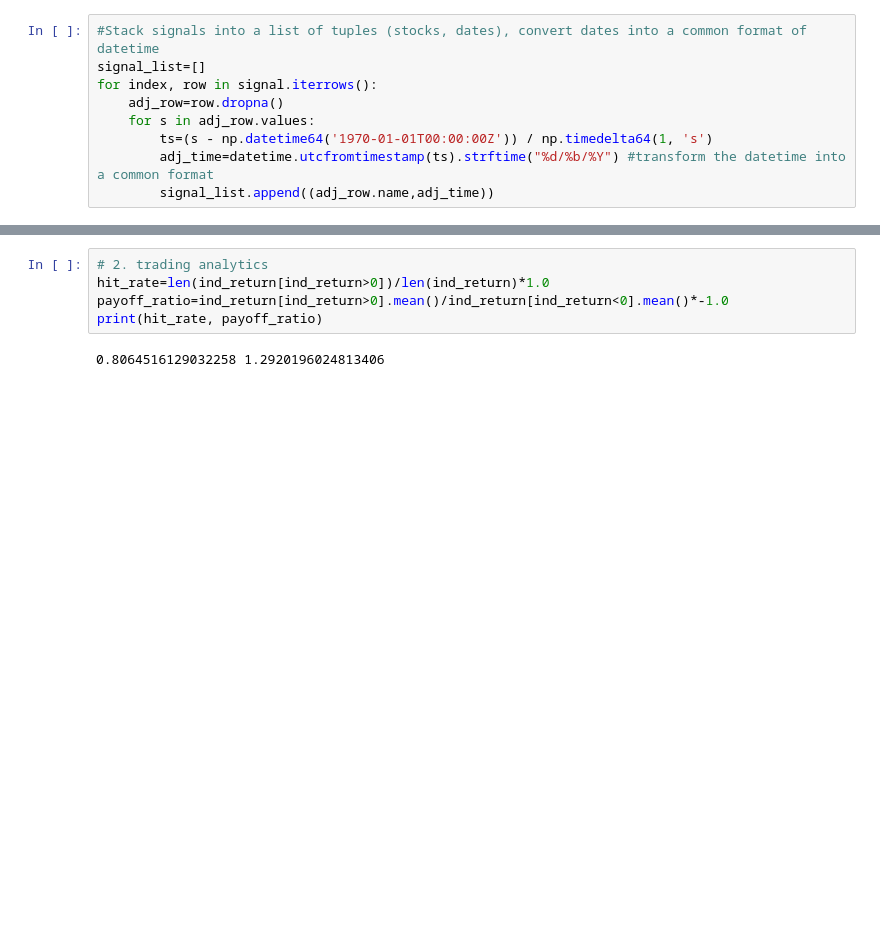
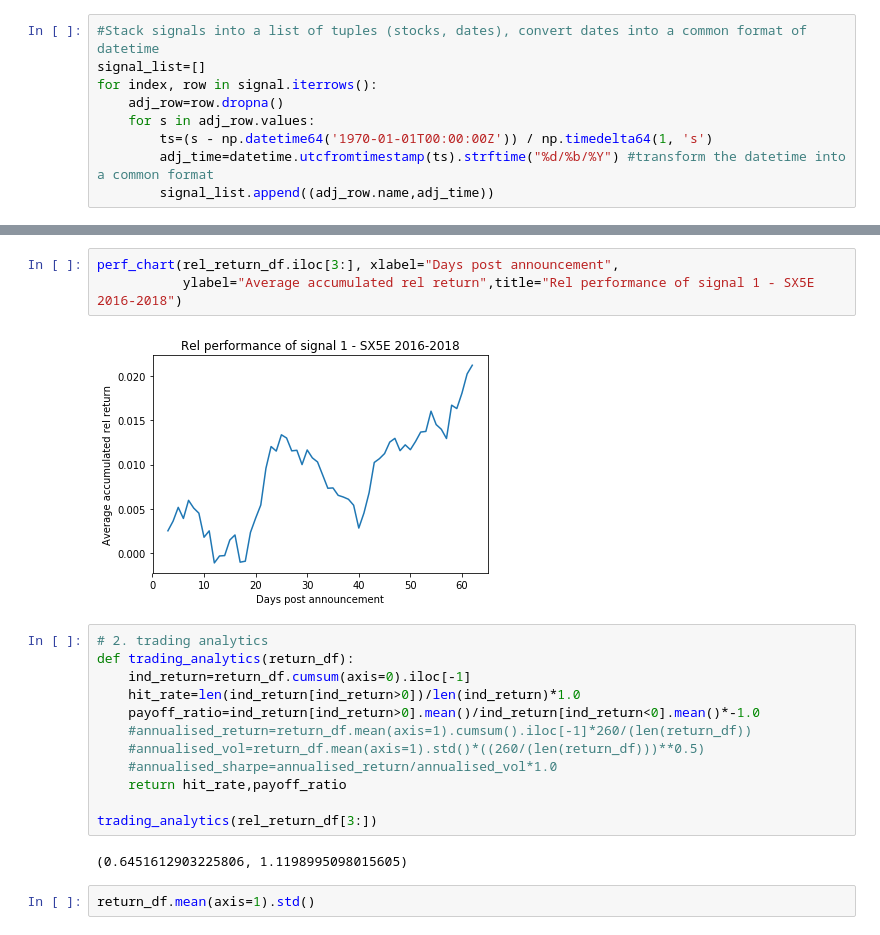
Before and after one commit to zliyclh/post_result, a Jupyter notebook: Starter code.ipynb, the cells around one changed output, grey strips where cells are left out. Drawn from its saved outputs; the diff is of its cells as text; blank space fills up the shorter version.

```diff
--- a/Starter code.ipynb
+++ b/Starter code.ipynb
@@ -100,7 +119,21 @@ plt.show()
+# %%
+perf_chart(rel_return_df.iloc[3:], xlabel="Days post announcement",
+           ylabel="Average accumulated rel return",title="Rel performance of signal 1 - SX5E 2016-2018")
+# %% [output]
+[figure, added]
 # %%
 # 2. trading analytics
-hit_rate=len(ind_return[ind_return>0])/len(ind_return)*1.0
-payoff_ratio=ind_return[ind_return>0].mean()/ind_return[ind_return<0].mean()*-1.0
-print(hit_rate, payoff_ratio)
+def trading_analytics(return_df):
+    ind_return=return_df.cumsum(axis=0).iloc[-1]
+    hit_rate=len(ind_return[ind_return>0])/len(ind_return)*1.0
+    payoff_ratio=ind_return[ind_return>0].mean()/ind_return[ind_return<0].mean()*-1.0
+    #annualised_return=return_df.mean(axis=1).cumsum().iloc[-1]*260/(len(return_df))
+    #annualised_vol=return_df.mean(axis=1).std()*((260/(len(return_df)))**0.5)
+    #annualised_sharpe=annualised_return/annualised_vol*1.0
+    return hit_rate,payoff_ratio
+
+trading_analytics(rel_return_df[3:])
 # %% [output]
-0.8064516129032258 1.2920196024813406
+(0.6451612903225806, 1.1198995098015605)
+# %%
+return_df.mean(axis=1).std()
```
Also changed, not shown: parts of 6 cells of this notebook.
